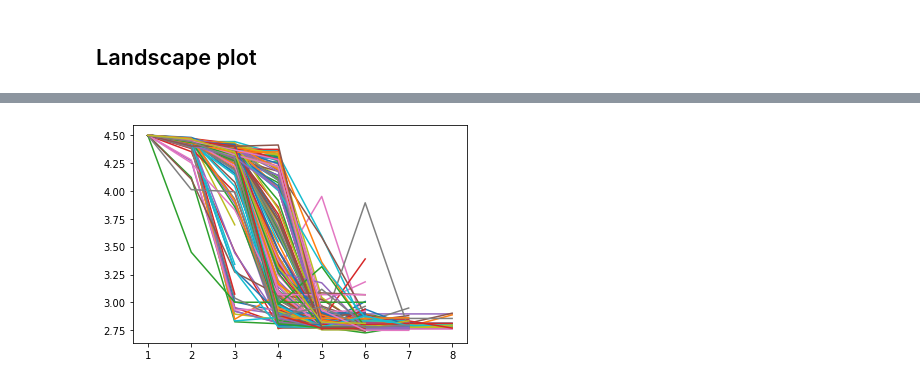
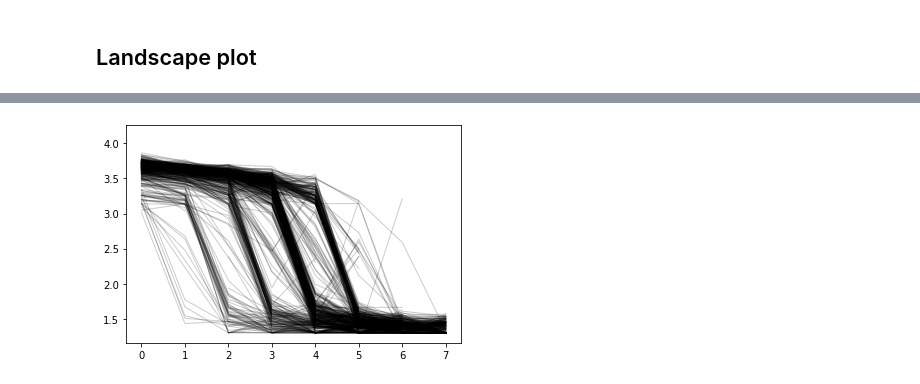
Before and after one commit to aequorea238/Orthologous_GFP_Fitness_Peaks, a Jupyter notebook: analysis/notebooks/gfp_pipeline-Copy1.ipynb, the cells around one changed output, grey strips where cells are left out. Drawn from its saved outputs; the diff is of its cells as text; code cells hidden in the pictures.

```diff
--- a/analysis/notebooks/gfp_pipeline-Copy1.ipynb
+++ b/analysis/notebooks/gfp_pipeline-Copy1.ipynb
@@ -724,6 +740,7 @@ for ig, g in enumerate(genes):
 # %%
 sharpness = DataFrame(sharpness)
 sharpness.columns = ['gene', 'sharpness', 'ddG', 'brightness']
+sharpness = sharpness.loc[sharpness.sharpness > 0,:]
 # %%
 %%R -i sharpness -w 800 -h 200
 
@@ -764,40 +781,5 @@ sharpness_corr
 # %% [markdown]
 ## Landscape plot
-# %%
-landscapes_df = None
-for g in genes:
-    landscapes_gene = [v[3] for v in landscapes if (v[0] == g) ]
-    for j in range(len(landscapes_gene)):
-        v = landscapes_gene[j]
-        flag = False
-        for i in range(len(v)):
-            if v[i] < br_cutoff[ig]:
-                flag = True
-            elif flag == True:
-                v[i] = 0
-
-        landscapes_gene[i] = v
-    landscapes_gene
-
-    landscapes_gene = DataFrame(landscapes_gene)
-    landscapes_gene.columns = [f'{i+1}' for i in range(landscapes_gene.shape[1])]
-    landscapes_gene['gene'] = g
-    landscapes_gene
-    if landscapes_df is None:
-        landscapes_df = landscapes_gene
-    else:
-        landscapes_df = concat((landscapes_df, landscapes_gene))
-landscapes_df
-
-landscapes_ref_df = DataFrame(land_ref)
-landscapes_ref_df.columns = [f'{i+1}' for i in range(landscapes_ref_df.shape[1])]
-landscapes_ref_df['gene'] = genes
-landscapes_ref_df
-
-
-br_cutoff_df = DataFrame(br_cutoff)
-br_cutoff_df.index = genes
-br_cutoff_df.columns = ['cutoff']
 # %%
 landscapes_df
 # %% [output]
@@ -833,5 +852,6 @@ landscapes_df[landscapes_df.gene=='cgreGFP'].replace(0, np.nan)
 # %%
-for i in landscapes_df[landscapes_df.gene=='cgreGFP'].index:
-    plt.plot(range(1,9), landscapes_df[landscapes_df.gene=='cgreGFP'].replace(0, np.nan).loc[i][:-1])
+for i in landscapes_df[landscapes_df.gene=='avGFP'].index:
+    plt.plot(range(8), landscapes_df[landscapes_df.gene=='avGFP'].replace(0, np.nan).loc[i][0:8],
+             linewidth =1, color='k', alpha=0.2)
 # %% [output]
-[figure, old version]
+[figure, new version]
```
Also changed, not shown: parts of 22 cells of this notebook, 40 other files.
